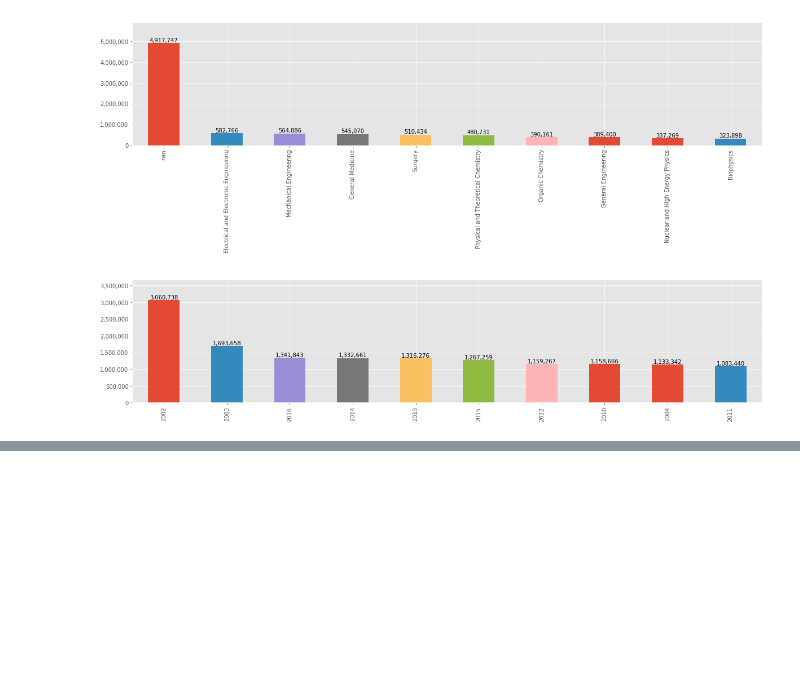
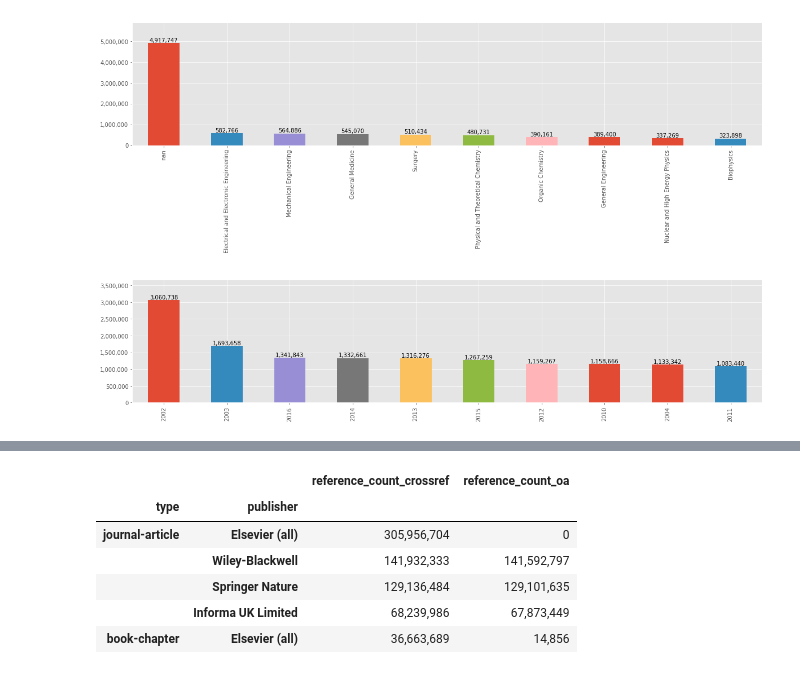
Before and after one commit to elifesciences/datacapsule-crossref, a Jupyter notebook: notebooks/citation-stats.ipynb, the cells around one changed output, grey strips where cells are left out. Drawn from its saved outputs; the diff is of its cells as text; code cells hidden in the pictures; blank space fills up the shorter version.

```diff
--- a/notebooks/citation-stats.ipynb
+++ b/notebooks/citation-stats.ipynb
@@ -253,0 +297,12 @@ show_counts(df_temp['count'].head(10), figsize=(20, 4))
+# %%
+# Elsevier uses mutliple names, treat them as one
+elsevier_names = [
+    s for s in df_summary_by_type_and_publisher_sums['publisher'].unique()
+    if not pd.isnull(s) and 'elsevier' in s.lower()
+]
+print(elsevier_names)
+df_summary_by_type_and_publisher_sums_merged_publisher = (
+    df_summary_by_type_and_publisher_sums.replace({
+        'publisher': {s: 'Elsevier (all)' for s in elsevier_names}
+    })
+)
@@ -253,0 +326,15 @@ show_counts(df_temp['count'].head(10), figsize=(20, 4))
+# %%
+# Publishers with the highest amount of references (by type) - this time with merged publisher names
+(
+    df_summary_by_type_and_publisher_sums_merged_publisher.groupby(['type', 'publisher'])
+    .sum()[['reference_count_crossref', 'reference_count_oa']]
+    .sort_values(by='reference_count_crossref', ascending=False)
+).head().applymap(format_count)
+# %% [output]
+|  |  | reference_count_crossref | reference_count_oa |
+| type | publisher |  |  |
+| journal-article | Elsevier (all) | 305,956,704 | 0 |
+|  | Wiley-Blackwell | 141,932,333 | 141,592,797 |
+|  | Springer Nature | 129,136,484 | 129,101,635 |
+|  | Informa UK Limited | 68,239,986 | 67,873,449 |
+| book-chapter | Elsevier (all) | 36,663,689 | 14,856 |
```
Also changed, not shown: parts of 10 cells of this notebook.
